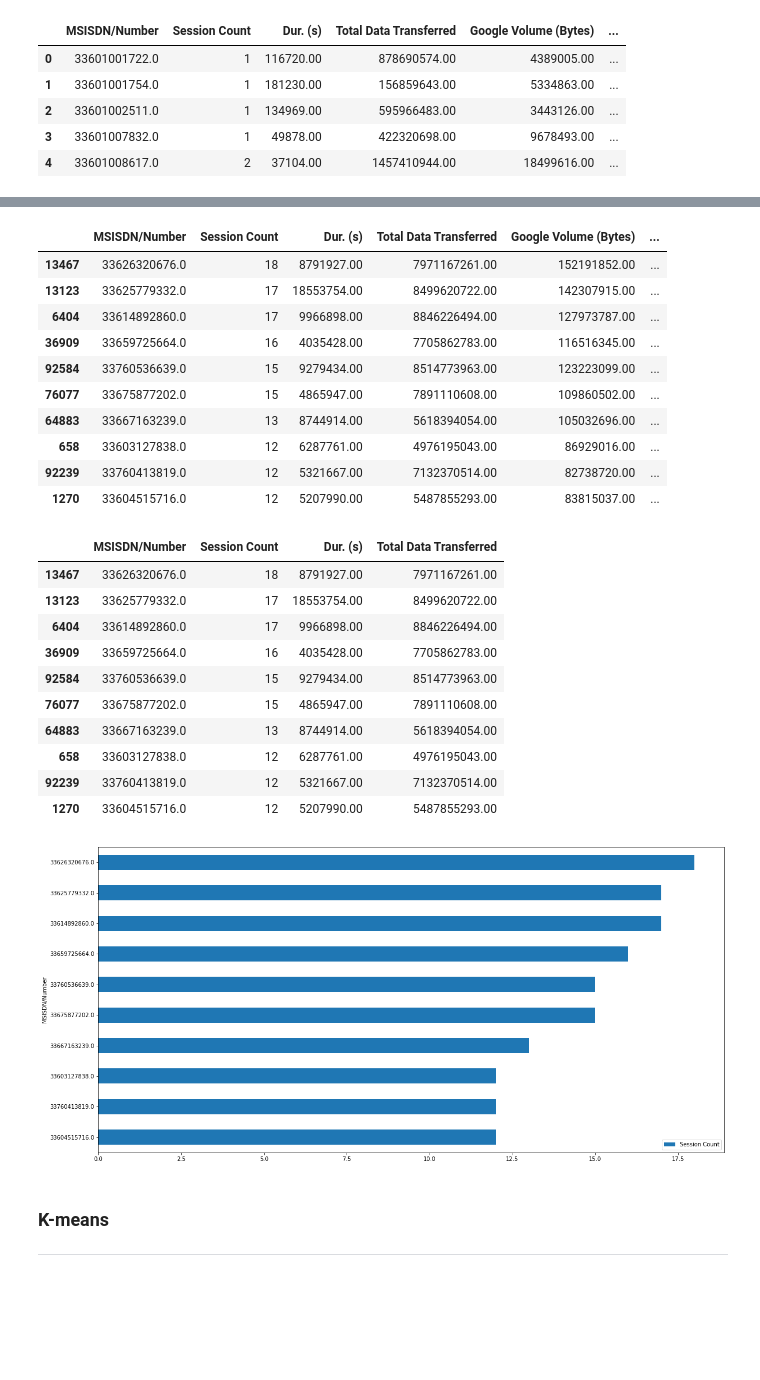
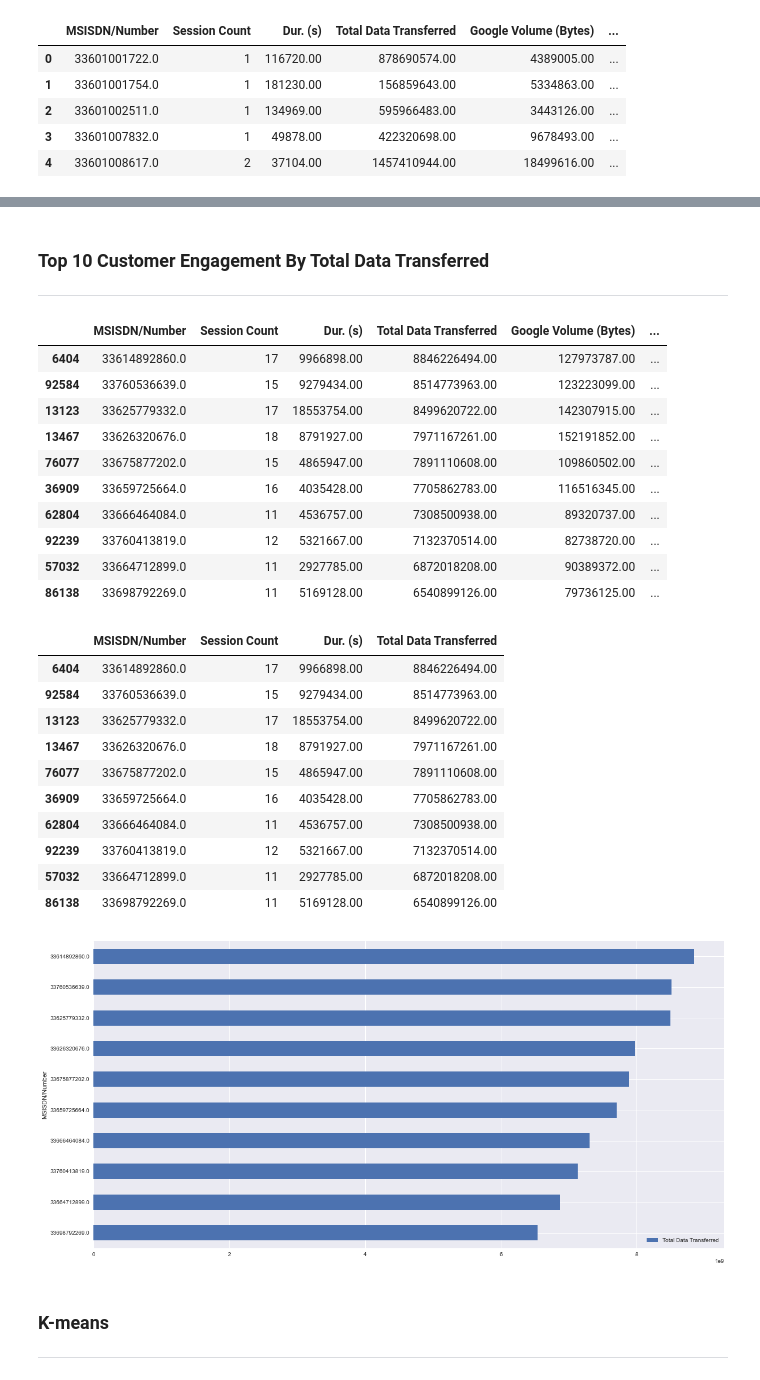
Before and after one commit to nahomfix/TellCo-Analysis, a Jupyter notebook: notebooks/user_engagement_analysis.ipynb, the cells around one changed output, grey strips where cells are left out. Drawn from its saved outputs; the diff is of its cells as text; code cells hidden in the pictures; blank space fills up the shorter version.

```diff
--- a/notebooks/user_engagement_analysis.ipynb
+++ b/notebooks/user_engagement_analysis.ipynb
@@ -41,8 +41,6 @@ user_agg["Gaming Volume (Bytes)"] = user_agg["Gaming UL (Bytes)"] + user_agg["Ga
 user_agg["Email Volume (Bytes)"] = user_agg["Email UL (Bytes)"] + user_agg["Email DL (Bytes)"]
 user_agg["Social Media Volume (Bytes)"] = user_agg["Social Media UL (Bytes)"] + user_agg["Social Media DL (Bytes)"]
 user_agg["Other Volume (Bytes)"] = user_agg["Other UL (Bytes)"] + user_agg["Other DL (Bytes)"]
-# %%
-user_agg["Total Volume (Bytes)"] = user_agg["Google Volume (Bytes)"] + user_agg["Netflix Volume (Bytes)"] + user_agg["Youtube Volume (Bytes)"] + user_agg["Gaming Volume (Bytes)"] + user_agg["Other Volume (Bytes)"] + user_agg["Social Media Volume (Bytes)"] + user_agg["Email Volume (Bytes)"]
 # %%
 volume_per_user = user_agg.drop(columns=[
     "Total UL (Bytes)",
@@ -74,4 +72,6 @@ volume_per_user.head()
 | 2 | 33601002511.0 | 1 | 134969.00 | 595966483.00 | 3443126.00 | ... |
 | 3 | 33601007832.0 | 1 | 49878.00 | 422320698.00 | 9678493.00 | ... |
 | 4 | 33601008617.0 | 2 | 37104.00 | 1457410944.00 | 18499616.00 | ... |
+# %%
+plt.style.use('seaborn')
 # %% [markdown]
@@ -80,36 +149,39 @@ volume_per_user.head()
+# %% [markdown]
+### Top 10 Customer Engagement By Total Data Transferred
+---
 # %%
-top_10_customers_per_engagement = volume_per_user.sort_values(by=["Session Count", "Dur. (s)", "Total Data Transferred"], ascending=[False, False, False])[:10]
-top_10_customers_per_engagement
+top_10_customers_per_data_engagement = volume_per_user.sort_values(by=["Total Data Transferred"], ascending=False)[:10]
+top_10_customers_per_data_engagement
 # %% [output]
 |  | MSISDN/Number | Session Count | Dur. (s) | Total Data Transferred | Google Volume (Bytes) | ... |
+| 6404 | 33614892860.0 | 17 | 9966898.00 | 8846226494.00 | 127973787.00 | ... |
+| 92584 | 33760536639.0 | 15 | 9279434.00 | 8514773963.00 | 123223099.00 | ... |
+| 13123 | 33625779332.0 | 17 | 18553754.00 | 8499620722.00 | 142307915.00 | ... |
 | 13467 | 33626320676.0 | 18 | 8791927.00 | 7971167261.00 | 152191852.00 | ... |
-| 13123 | 33625779332.0 | 17 | 18553754.00 | 8499620722.00 | 142307915.00 | ... |
-| 6404 | 33614892860.0 | 17 | 9966898.00 | 8846226494.00 | 127973787.00 | ... |
+| 76077 | 33675877202.0 | 15 | 4865947.00 | 7891110608.00 | 109860502.00 | ... |
 | 36909 | 33659725664.0 | 16 | 4035428.00 | 7705862783.00 | 116516345.00 | ... |
-| 92584 | 33760536639.0 | 15 | 9279434.00 | 8514773963.00 | 123223099.00 | ... |
-| 76077 | 33675877202.0 | 15 | 4865947.00 | 7891110608.00 | 109860502.00 | ... |
-| 64883 | 33667163239.0 | 13 | 8744914.00 | 5618394054.00 | 105032696.00 | ... |
-| 658 | 33603127838.0 | 12 | 6287761.00 | 4976195043.00 | 86929016.00 | ... |
+| 62804 | 33666464084.0 | 11 | 4536757.00 | 7308500938.00 | 89320737.00 | ... |
 | 92239 | 33760413819.0 | 12 | 5321667.00 | 7132370514.00 | 82738720.00 | ... |
-| 1270 | 33604515716.0 | 12 | 5207990.00 | 5487855293.00 | 83815037.00 | ... |
+| 57032 | 33664712899.0 | 11 | 2927785.00 | 6872018208.00 | 90389372.00 | ... |
+| 86138 | 33698792269.0 | 11 | 5169128.00 | 6540899126.00 | 79736125.00 | ... |
 # %%
-top_10_customers_per_engagement[["MSISDN/Number", "Session Count", "Dur. (s)", "Total Data Transferred"]]
+top_10_customers_per_data_engagement[["MSISDN/Number", "Session Count", "Dur. (s)", "Total Data Transferred"]]
 # %% [output]
 |  | MSISDN/Number | Session Count | Dur. (s) | Total Data Transferred |
+| 6404 | 33614892860.0 | 17 | 9966898.00 | 8846226494.00 |
+| 92584 | 33760536639.0 | 15 | 9279434.00 | 8514773963.00 |
+| 13123 | 33625779332.0 | 17 | 18553754.00 | 8499620722.00 |
 | 13467 | 33626320676.0 | 18 | 8791927.00 | 7971167261.00 |
-| 13123 | 33625779332.0 | 17 | 18553754.00 | 8499620722.00 |
-| 6404 | 33614892860.0 | 17 | 9966898.00 | 8846226494.00 |
+| 76077 | 33675877202.0 | 15 | 4865947.00 | 7891110608.00 |
 | 36909 | 33659725664.0 | 16 | 4035428.00 | 7705862783.00 |
-| 92584 | 33760536639.0 | 15 | 9279434.00 | 8514773963.00 |
-| 76077 | 33675877202.0 | 15 | 4865947.00 | 7891110608.00 |
-| 64883 | 33667163239.0 | 13 | 8744914.00 | 5618394054.00 |
-| 658 | 33603127838.0 | 12 | 6287761.00 | 4976195043.00 |
+| 62804 | 33666464084.0 | 11 | 4536757.00 | 7308500938.00 |
 | 92239 | 33760413819.0 | 12 | 5321667.00 | 7132370514.00 |
-| 1270 | 33604515716.0 | 12 | 5207990.00 | 5487855293.00 |
+| 57032 | 33664712899.0 | 11 | 2927785.00 | 6872018208.00 |
+| 86138 | 33698792269.0 | 11 | 5169128.00 | 6540899126.00 |
 # %%
-top_10_customers_per_engagement.plot(kind="barh", x="MSISDN/Number", y="Session Count", figsize=(20, 10)).invert_yaxis()
+top_10_customers_per_data_engagement.plot(kind="barh", x="MSISDN/Number", y="Total Data Transferred", figsize=(20, 10)).invert_yaxis()
 # %% [output]
-[figure, old version]
+[figure, new version]
 # %% [markdown]
 ### K-means
 ---
```
Also changed, not shown: parts of 8 cells of this notebook, 6 other files.
